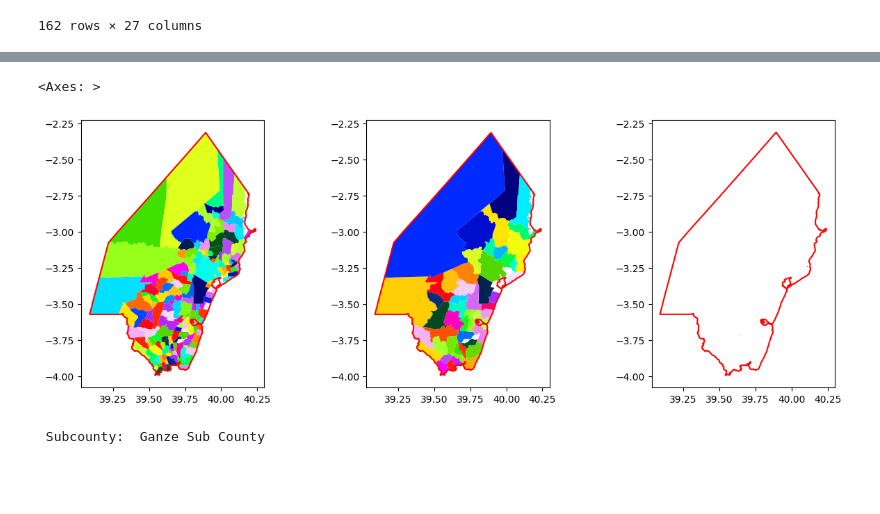
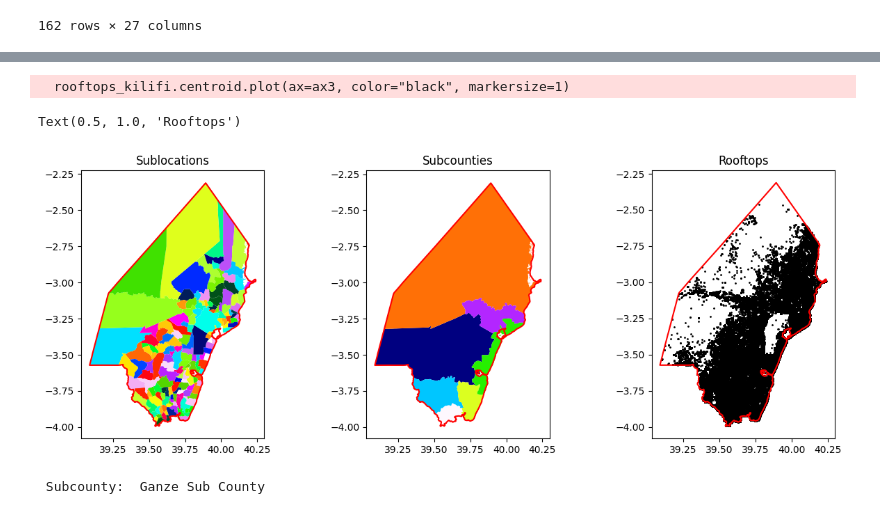
Before and after one commit to IDinsight/rooftop_sampling, a Jupyter notebook: kilifi_sampling/01_load_data.ipynb, the cells around one changed output, grey strips where cells are left out. Drawn from its saved outputs; the diff is of its cells as text; code cells hidden in the pictures; blank space fills up the shorter version.

Commit message:
add rooftop sampling

```diff
--- a/kilifi_sampling/01_load_data.ipynb
+++ b/kilifi_sampling/01_load_data.ipynb
@@ -92,17 +92,21 @@ merged_data_with_geom
 # %%
 fig, (ax1, ax2, ax3) = plt.subplots(1, 3, figsize=(15, 5))
 
 merged_data_with_geom.plot(ax=ax1,column='SLNAME', cmap="gist_ncar")
 county_kilifi.boundary.plot(ax=ax1, color='red')
+ax1.set_title("Sublocations")
 
-locations_kilifi.plot(ax=ax2,column='LOCNAME', cmap="gist_ncar")
+subcounties_kilifi.plot(ax=ax2,column='subcounty', cmap="gist_ncar")
 county_kilifi.boundary.plot(ax=ax2, color='red')
+ax2.set_title("Subcounties")
 
-rooftops_kilifi.plot(ax=ax3, color="black")
+rooftops_kilifi.centroid.plot(ax=ax3, color="black", markersize=1)
 county_kilifi.boundary.plot(ax=ax3, color='red')
+ax3.set_title("Rooftops")
 # %% [output]
-<Axes: >
+  rooftops_kilifi.centroid.plot(ax=ax3, color="black", markersize=1)
+Text(0.5, 1.0, 'Rooftops')
-[figure, old version]
+[figure, new version]
 # %%
 # Filter rooftops to sublocation
 OUTPUT_PATH_SHAPES =  Path("./01_filtered_shapes")
```
Also changed, not shown: parts of 2 cells of this notebook, 2 other files.
